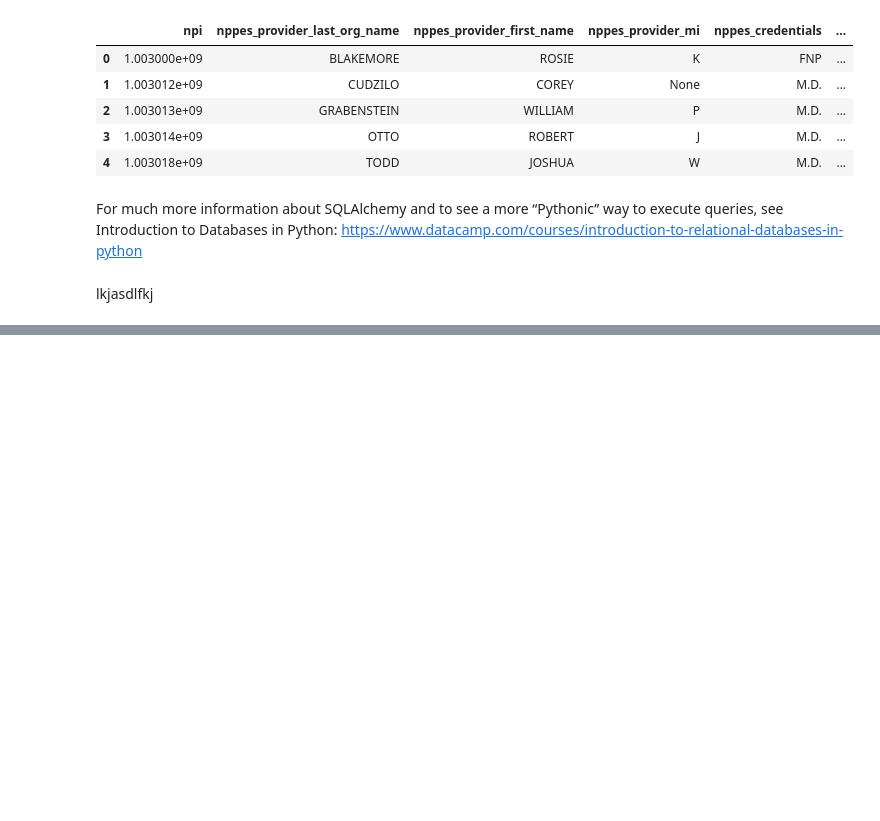
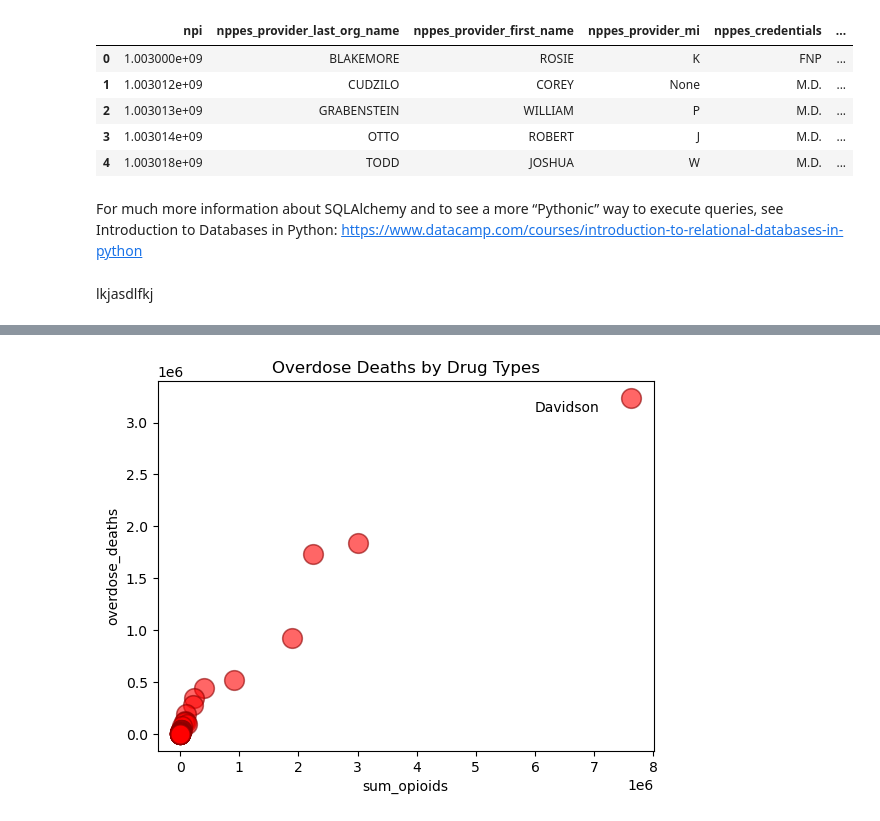
Before and after one commit to NSS-Data-Analytics-Cohort-12/prescribers-python-da12-v2-json-derulo, a Jupyter notebook: notebooks/prescribers.ipynb, the cells around one changed output, grey strips where cells are left out. Drawn from its saved outputs; the diff is of its cells as text; code cells hidden in the pictures; blank space fills up the shorter version.

```diff
--- a/notebooks/prescribers.ipynb
+++ b/notebooks/prescribers.ipynb
@@ -50,0 +100,26 @@ lkjasdlfkj
+# %%
+query3 = """\
+SELECT
+		 d.drug_name
+		, SUM(total_claim_count) as sum_opioids
+		, SUM(overdose_deaths) as overdose_deaths
+	FROM drug as d
+	JOIN prescription as p
+	using(drug_name)
+	JOIN prescriber as pres
+	using(npi)
+	JOIN zip_fips as zip
+	on pres.nppes_provider_zip5 = zip.zip
+	JOIN fips_county as f
+	on zip.fipscounty = f.fipscounty
+	JOIN overdose_deaths od
+	on od.fipscounty = f.fipscounty::int
+	where d.opioid_drug_flag = 'Y'
+	group by d.drug_name
+	order by overdose_deaths desc
+"""
+# %%
+with engine.connect() as connection:
+    question_5 = pd.read_sql(text(query3), con = connection)
+
+question_5.head()
@@ -50,0 +133,13 @@ lkjasdlfkj
+# %%
+sns.scatterplot(
+    x=question_5.sum_opioids,
+    y=question_5.overdose_deaths,
+    color="red",
+    edgecolor="darkred",
+    alpha=0.6,
+    s=200)
+plt.title('Overdose Deaths by Drug Types')
+plt.text(x=6.e6, y=3.1e6, s="Davidson")
+plt.show()
+# %% [output]
+[figure, added]
```
Also changed, not shown: parts of 16 cells of this notebook.
